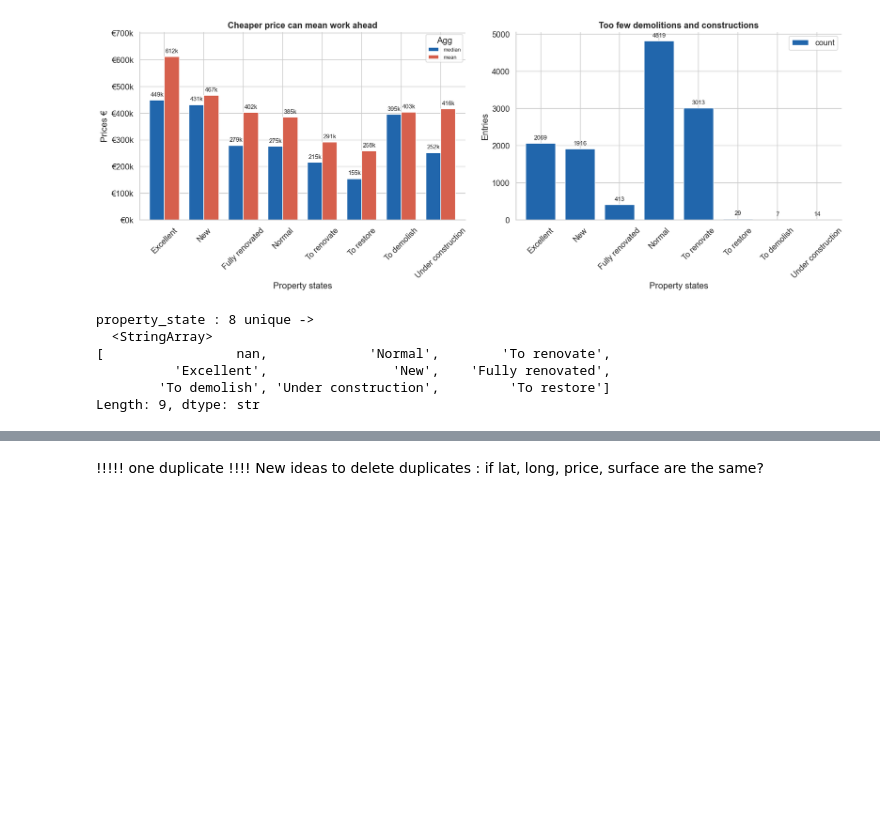
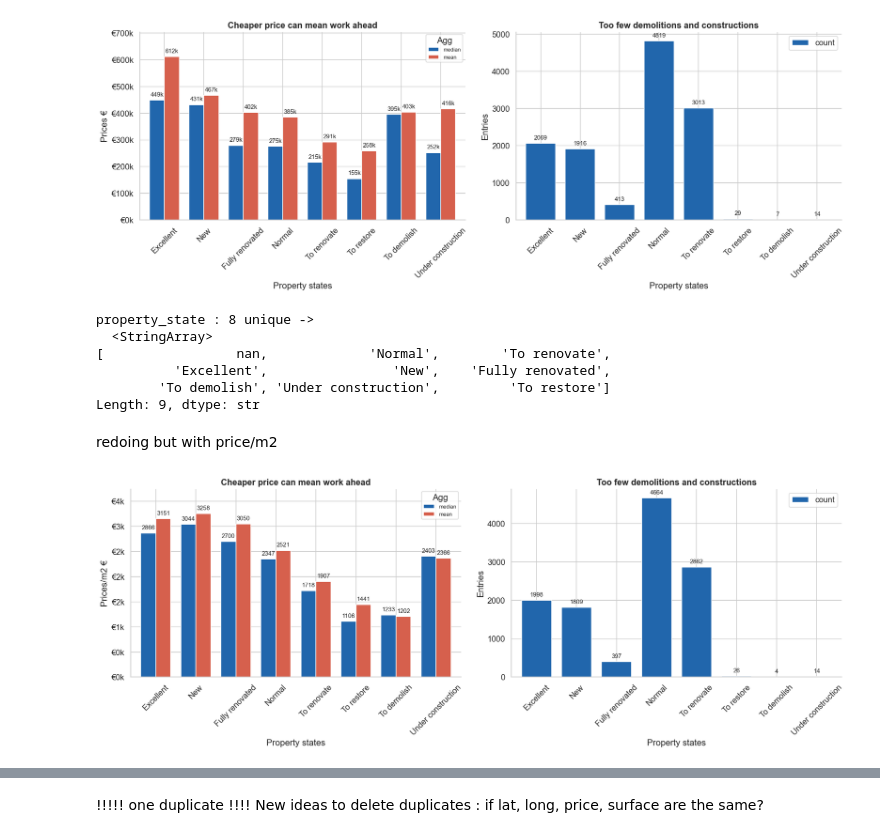
Before and after one commit to lienkt/immo-eliza-turtles-analysis, a Jupyter notebook: max_eploratory_work.ipynb, the cells around one changed output, grey strips where cells are left out. Drawn from its saved outputs; the diff is of its cells as text; code cells hidden in the pictures; blank space fills up the shorter version.

```diff
--- a/max_eploratory_work.ipynb
+++ b/max_eploratory_work.ipynb
@@ -261,6 +261,51 @@ property_state : 8 unique ->
           'Excellent',                'New',    'Fully renovated',
         'To demolish', 'Under construction',         'To restore']
 Length: 9, dtype: str
+# %% [markdown]
+redoing but with price/m2
+# %%
+property_stateb = df.groupby('property_state', observed=True)["price_per_m2"].agg(["count", "median", "mean"])
+new_row_order = ['Excellent', 'New', 'Fully renovated', 'Normal', 'To renovate', 'To restore', 'To demolish', 'Under construction']
+property_stateb = property_stateb.reindex(new_row_order)
+
+fig, axes = plt.subplots(1, 2, figsize=(16, 6))
+property_stateb[["median", "mean"]].plot(kind='bar', ax=axes[0], color=PALETTE, edgecolor='white', width=0.75, rot=45)
+
+axes[0].set_title('Cheaper price can mean work ahead')
+axes[0].set_ylabel('Prices/m2 €')
+axes[0].set_xlabel('Property states')
+axes[0].legend(title='Agg', fontsize=8)
+axes[0].yaxis.set_major_formatter(mticker.FuncFormatter(lambda x,_: f'€{x/1000:.0f}k'))
+
+for container in axes[0].containers:
+    labels = [f"{v.get_height():.0f}" for v in container]
+    axes[0].bar_label(
+        container,
+        padding=4,
+        fontsize=9,
+        labels=labels
+    )
+
+# Give the top of the chart a little breathing room so labels don't get cut off
+axes[0].margins(y=0.15)
+
+property_stateb[["count"]].plot(kind='bar', ax=axes[1], color=PALETTE, edgecolor='white', width=0.75, rot=45)
+
+axes[1].set_title('Too few demolitions and constructions')
+axes[1].set_ylabel('Entries')
+axes[1].set_xlabel('Property states')
+
+for container in axes[1].containers:
+
+    axes[1].bar_label(
+        container,
+        padding=4,
+        fontsize=9
+    )
+
+plt.tight_layout()
+# %% [output]
+[figure, added]
 # %%
 
 print(df.info())
```
